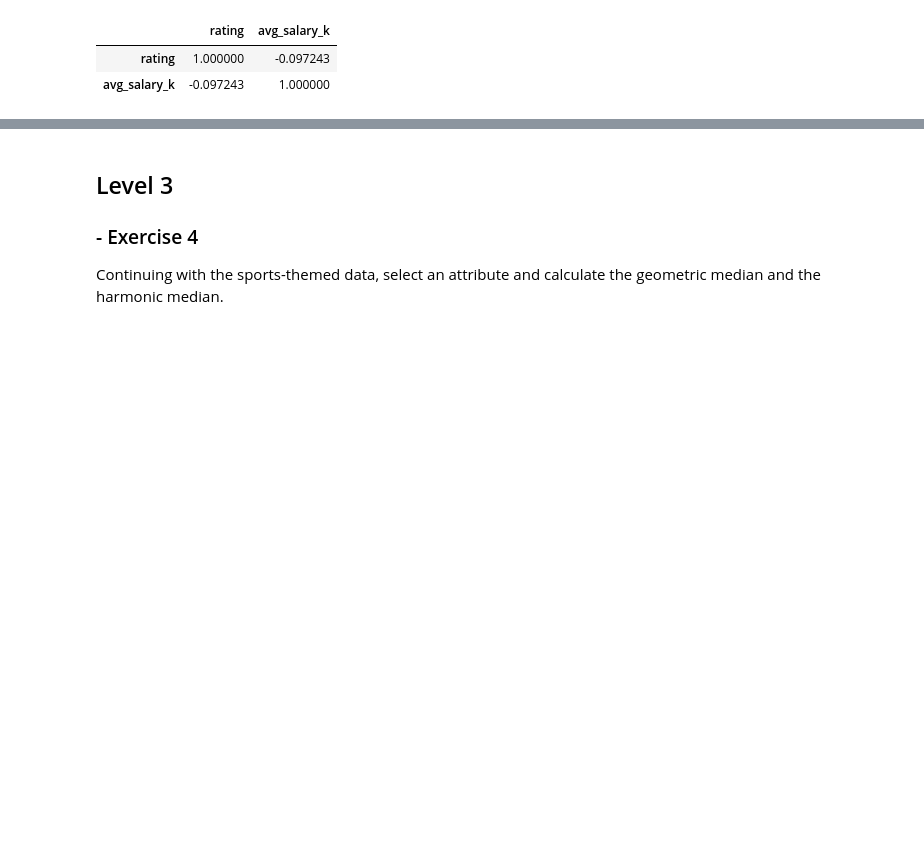
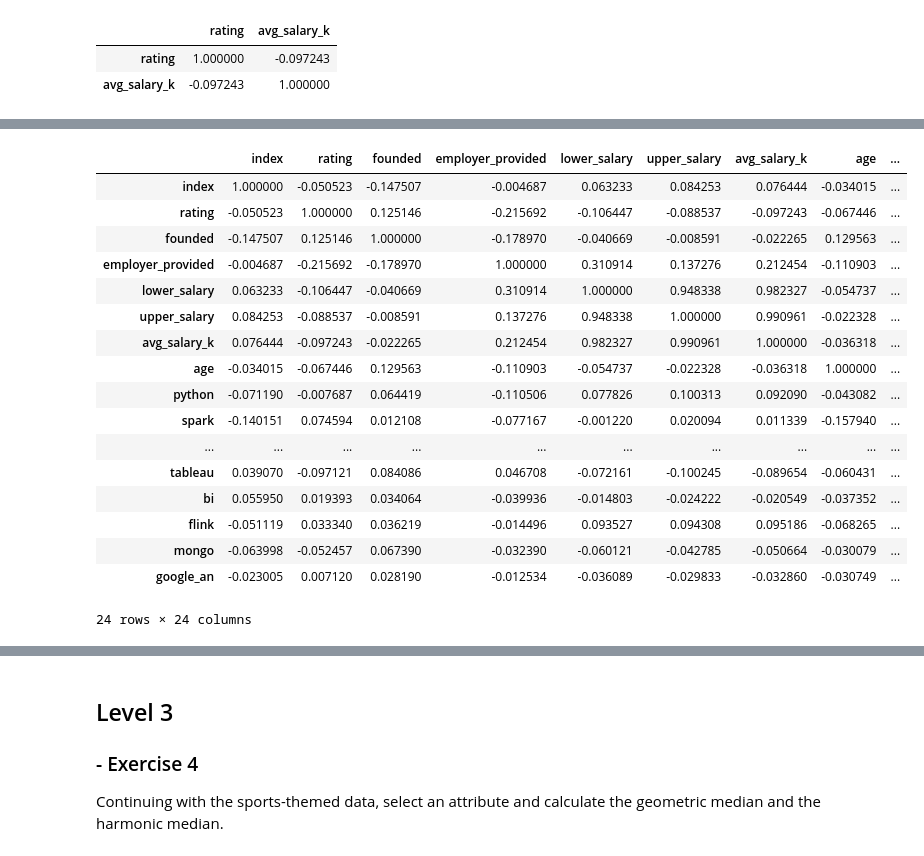
Before and after one commit to Javier-Alfonso-DS/S06_T01_Task_data_probabilities_and_statistics, a Jupyter notebook: S06_T01_Task_data_probabilities_and_statistics.ipynb, the cells around one changed output, grey strips where cells are left out. Saved outputs shown, nothing was run; the diff lists cells and outputs as text; code cells hidden in the pictures; blank space fills up the shorter version.

```diff
--- a/S06_T01_Task_data_probabilities_and_statistics.ipynb
+++ b/S06_T01_Task_data_probabilities_and_statistics.ipynb
@@ -283,0 +312,26 @@ Continuing with the sports-themed data, calculate the correlation of all attribu
+# %%
+# Let's calculate all the correlations
+df_ds = df[df.job_title_sim == 'data scientist']
+# Let's drop 'hourly' column (produce NaN in correlation matrix because is all 0 for job_title = data scientist)
+df_ds = df_ds.drop('hourly',axis=1)
+df_ds_corr = df_ds.corr()
+df_ds_corr
+# %% [output]
+|  | index | rating | founded | employer_provided | lower_salary | upper_salary | avg_salary_k | age | ... |
+| index | 1.000000 | -0.050523 | -0.147507 | -0.004687 | 0.063233 | 0.084253 | 0.076444 | -0.034015 | ... |
+| rating | -0.050523 | 1.000000 | 0.125146 | -0.215692 | -0.106447 | -0.088537 | -0.097243 | -0.067446 | ... |
+| founded | -0.147507 | 0.125146 | 1.000000 | -0.178970 | -0.040669 | -0.008591 | -0.022265 | 0.129563 | ... |
+| employer_provided | -0.004687 | -0.215692 | -0.178970 | 1.000000 | 0.310914 | 0.137276 | 0.212454 | -0.110903 | ... |
+| lower_salary | 0.063233 | -0.106447 | -0.040669 | 0.310914 | 1.000000 | 0.948338 | 0.982327 | -0.054737 | ... |
+| upper_salary | 0.084253 | -0.088537 | -0.008591 | 0.137276 | 0.948338 | 1.000000 | 0.990961 | -0.022328 | ... |
+| avg_salary_k | 0.076444 | -0.097243 | -0.022265 | 0.212454 | 0.982327 | 0.990961 | 1.000000 | -0.036318 | ... |
+| age | -0.034015 | -0.067446 | 0.129563 | -0.110903 | -0.054737 | -0.022328 | -0.036318 | 1.000000 | ... |
+| python | -0.071190 | -0.007687 | 0.064419 | -0.110506 | 0.077826 | 0.100313 | 0.092090 | -0.043082 | ... |
+| spark | -0.140151 | 0.074594 | 0.012108 | -0.077167 | -0.001220 | 0.020094 | 0.011339 | -0.157940 | ... |
+| ... | ... | ... | ... | ... | ... | ... | ... | ... | ... |
+| tableau | 0.039070 | -0.097121 | 0.084086 | 0.046708 | -0.072161 | -0.100245 | -0.089654 | -0.060431 | ... |
+| bi | 0.055950 | 0.019393 | 0.034064 | -0.039936 | -0.014803 | -0.024222 | -0.020549 | -0.037352 | ... |
+| flink | -0.051119 | 0.033340 | 0.036219 | -0.014496 | 0.093527 | 0.094308 | 0.095186 | -0.068265 | ... |
+| mongo | -0.063998 | -0.052457 | 0.067390 | -0.032390 | -0.060121 | -0.042785 | -0.050664 | -0.030079 | ... |
+| google_an | -0.023005 | 0.007120 | 0.028190 | -0.012534 | -0.036089 | -0.029833 | -0.032860 | -0.030749 | ... |
+24 rows × 24 columns
```
Also changed, not shown: parts of 11 cells of this notebook, 2 other files.
